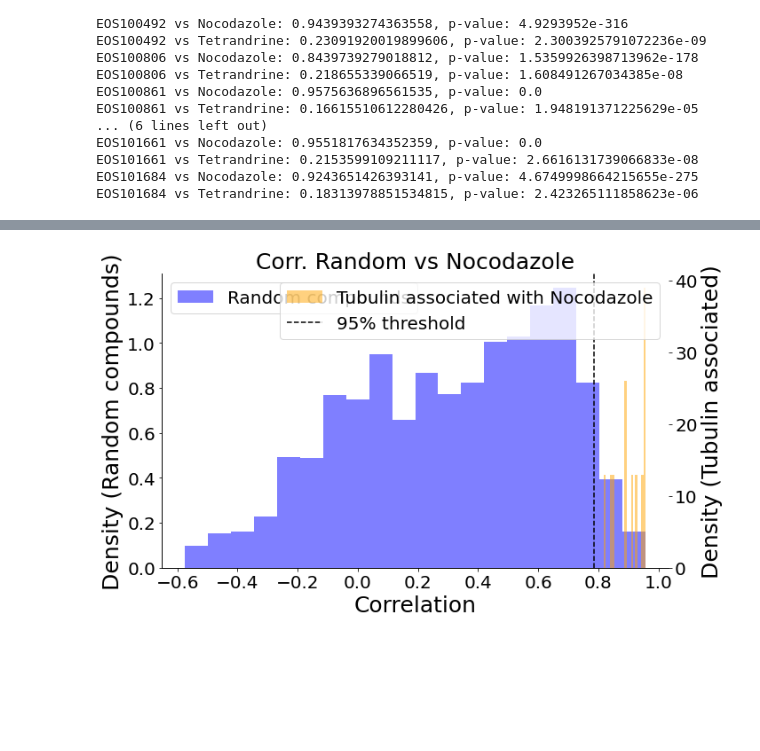
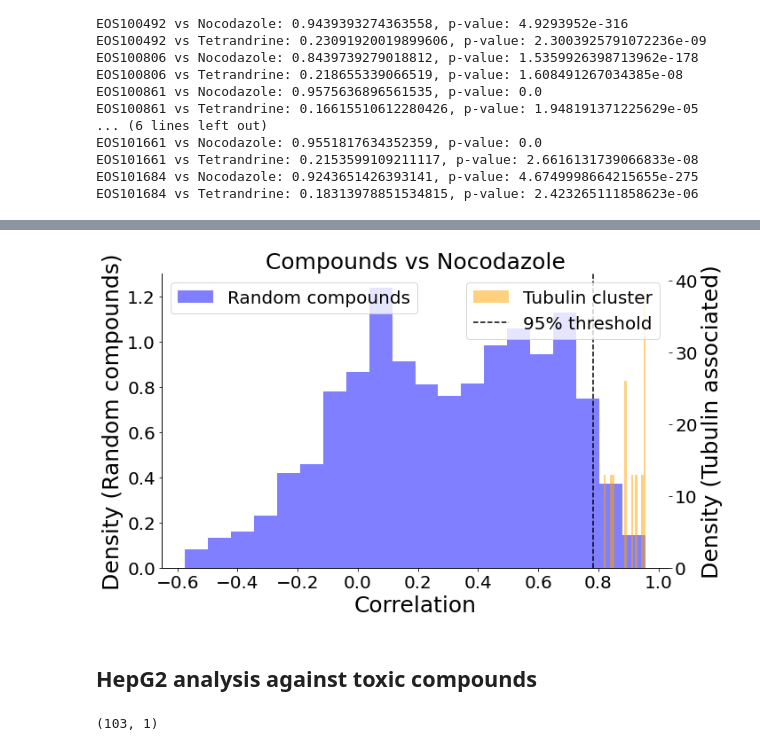
Before and after one commit to schmiedc/EU-OS_bioactives, a Jupyter notebook: Revision/CheckIndividualCompounds/Nocodazole_Compounds.ipynb, the cells around one changed output, grey strips where cells are left out. Drawn from its saved outputs; the diff is of its cells as text; code cells hidden in the pictures; blank space fills up the shorter version.

```diff
--- a/Revision/CheckIndividualCompounds/Nocodazole_Compounds.ipynb
+++ b/Revision/CheckIndividualCompounds/Nocodazole_Compounds.ipynb
@@ -44,0 +66,3 @@ nocodazole_cluster.head()
+# %%
+data_HepG2_Median = data_HepG2_Median.loc[~data_HepG2_Median["Metadata_EOS"].isin(data_HepG2_nonreplicating["Metadata_EOS"])].copy()
+data_HepG2_Median.shape
@@ -45,11 +73,11 @@ nocodazole_cluster.head()
 # %%
-file_HepG2_Median_type = '/*[0-9]_' + 'FMP_HepG2_norm_reduced_filtered_median.csv'
-files_HepG2_Median = glob.glob(input_path + file_HepG2_Median_type)
+file_HepG2_inactive_type = '/*[0-9]_' + 'FMP_HepG2_low-active.csv'
+files_HepG2_inactive = glob.glob(input_path + file_HepG2_inactive_type)
 
 ### gets latest file
-max_file_HepG2_Median = max(files_HepG2_Median, key=os.path.getctime)
+max_file_HepG2_inactive = max(files_HepG2_inactive, key=os.path.getctime)
 
 ### load file
-data_HepG2_Median = pd.read_csv(max_file_HepG2_Median)
-data_HepG2_Median.shape
+data_HepG2_inactive = pd.read_csv(max_file_HepG2_inactive)
+data_HepG2_inactive.shape
 # %% [output]
@@ -58,0 +85,3 @@ features = UTIL.get_feature_vector(data_HepG2_Median)
+# %%
+data_HepG2_Median = data_HepG2_Median.loc[~data_HepG2_Median["Metadata_EOS"].isin(data_HepG2_inactive["Metadata_EOS"])].copy()
+data_HepG2_Median.shape
@@ -66,7 +99,7 @@ from scipy.stats import pearsonr, spearmanr, kendalltau
 
 corr = []
 
-for compound in nocodazole_cluster['Metadata_EOS']:
+for compound in HepG2_nocodazole_cluster['Metadata_EOS']:
 
     if compound != 'Nocodazole':
 
@@ -163,34 +197,34 @@ ax1 = plt.gca()
 
 # Plot the first histogram (Random compounds)
 ax1.hist(null_corr['Corr_Nocodazole'], label='Random compounds', density=True, bins=20, alpha=0.5, color='blue')
 ax1.set_xlabel("Correlation", fontsize=25)
 ax1.set_ylabel("Density (Random compounds)", fontsize=25)
 ax1.tick_params(axis='both', labelsize=20)
 
 # Create the second axis (right)
 ax2 = ax1.twinx()
 
 # Plot the second histogram (Tubulin associated with Nocodazole) on the second axis
-ax2.hist(corr_df['Corr_Nocodazole'], label='Tubulin associated with Nocodazole', bins=20, alpha=0.5, color='orange', density=True)
+ax2.hist(corr_df['Corr_Nocodazole'], label='Tubulin cluster', bins=20, alpha=0.5, color='orange', density=True)
 ax2.set_ylabel("Density (Tubulin associated)", fontsize=25)
 ax2.tick_params(axis='both', labelsize=20)
 
 # Add vertical line for the 95% threshold
 plt.axvline(perc_95, label='95% threshold', color='black', linestyle='--')
 
 # Set the title and legend
-plt.title("Corr. Random vs Nocodazole", fontsize=25)
+plt.title("Compounds vs Nocodazole", fontsize=25)
 ax1.legend(fontsize=20, loc='upper left')
 ax2.legend(fontsize=20, loc='upper right')
 
 # Adjust layout to prevent overlap
 sns.despine()
 plt.tight_layout()
 
-plt.savefig(figure_path + os.sep + 'Noco_Corr.pdf', dpi=300, bbox_inches='tight')
+plt.savefig(figure_path + os.sep + 'Noco_Corr_HepG2.pdf', dpi=300, bbox_inches='tight')
 
 
 # Show plot
 plt.show()
 # %% [output]
-[figure, old version]
+[figure, new version]
@@ -201,0 +231,16 @@ plt.show()
+# %% [markdown]
+## HepG2 analysis against toxic compounds
+# %%
+# Perform against toxic compounds
+# data_U2OS_Median = pd.read_csv(input_path + "2023-04-11_Bioactives_U2OS_norm_reduced_filtered_median.csv")
+file_HepG2_tox_type = '/*[0-9]_' + 'FMP_HepG2_toxic_all.csv'
+files_HepG2_tox = glob.glob(input_path + file_HepG2_tox_type)
+
+### gets latest file
+max_file_HepG2_tox = max(files_HepG2_tox, key=os.path.getctime)
+
+### load file
+data_HepG2_tox = pd.read_csv(max_file_HepG2_tox)
+data_HepG2_tox.shape
+# %% [output]
+(103, 1)
```
Also changed, not shown: parts of 22 cells of this notebook, 3 other files.
